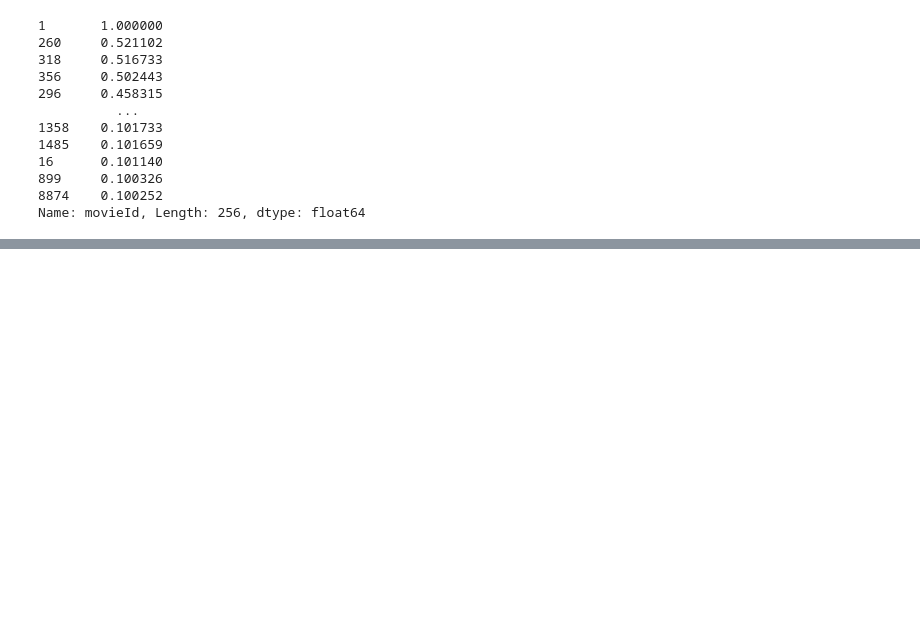
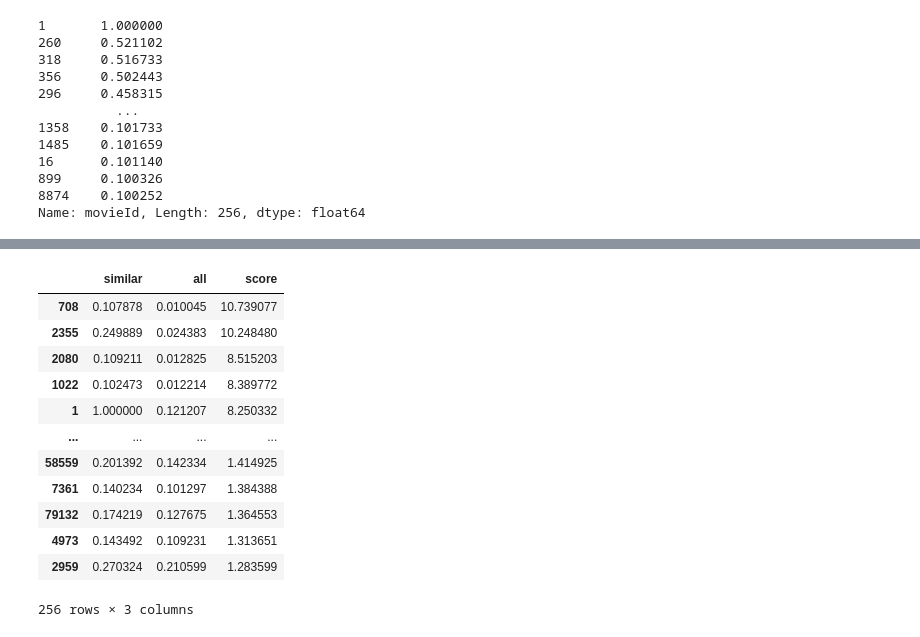
Before and after one commit to Benyamain/MovieRecommendations, a Jupyter notebook: MovieRecommendations.ipynb, the cells around one changed output, grey strips where cells are left out. Cells and saved outputs as stored; diff of their text form; code cells hidden in the pictures; blank space fills up the shorter version.

```diff
--- a/MovieRecommendations.ipynb
+++ b/MovieRecommendations.ipynb
@@ -152,0 +204,18 @@ Name: movieId, Length: 256, dtype: float64
+# %%
+rec_percentages['score'] = rec_percentages['similar'] / rec_percentages['all']
+rec_percentages = rec_percentages.sort_values('score', ascending=False)
+rec_percentages
+# %% [output]
+|  | similar | all | score |
+| 708 | 0.107878 | 0.010045 | 10.739077 |
+| 2355 | 0.249889 | 0.024383 | 10.248480 |
+| 2080 | 0.109211 | 0.012825 | 8.515203 |
+| 1022 | 0.102473 | 0.012214 | 8.389772 |
+| 1 | 1.000000 | 0.121207 | 8.250332 |
+| ... | ... | ... | ... |
+| 58559 | 0.201392 | 0.142334 | 1.414925 |
+| 7361 | 0.140234 | 0.101297 | 1.384388 |
+| 79132 | 0.174219 | 0.127675 | 1.364553 |
+| 4973 | 0.143492 | 0.109231 | 1.313651 |
+| 2959 | 0.270324 | 0.210599 | 1.283599 |
+256 rows × 3 columns
```
Also changed, not shown: parts of 6 cells of this notebook.
